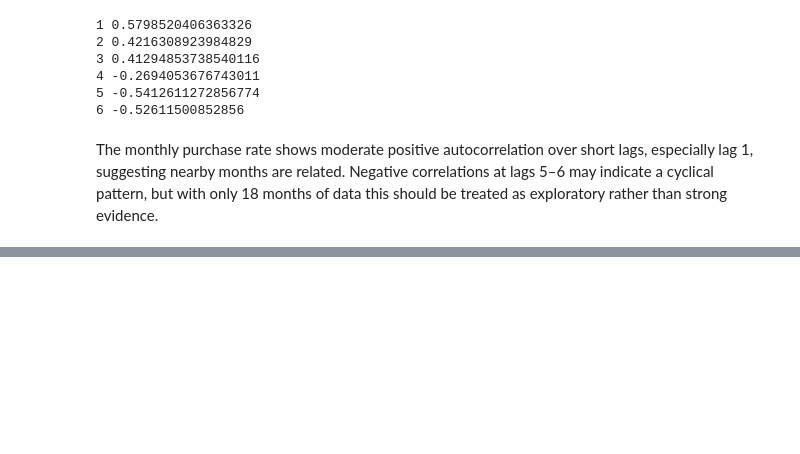
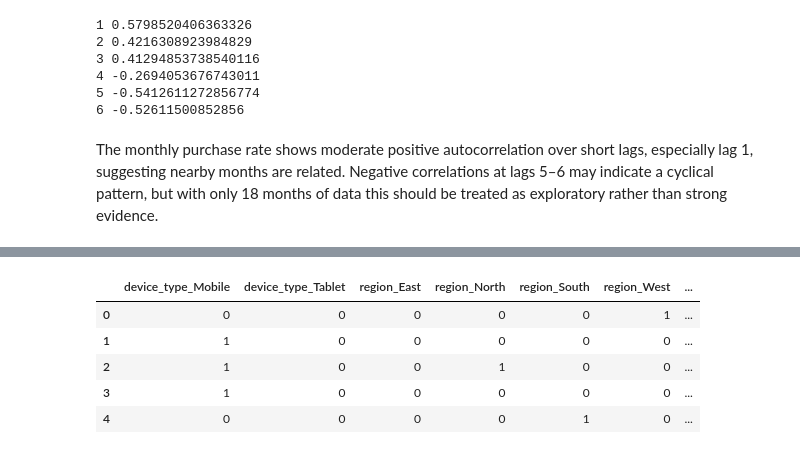
Before and after one commit to diyorarti/Learning_Data_Science, a Jupyter notebook: Statistics/3_Regression/Logistic_regression/Independence_Observations_Assumption.ipynb, the cells around one changed output, grey strips where cells are left out. Drawn from its saved outputs; the diff is of its cells as text; code cells hidden in the pictures; blank space fills up the shorter version.

```diff
--- a/Statistics/3_Regression/Logistic_regression/Independence_Observations_Assumption.ipynb
+++ b/Statistics/3_Regression/Logistic_regression/Independence_Observations_Assumption.ipynb
@@ -510,0 +454,3 @@ The monthly purchase rate shows moderate positive autocorrelation over short lag
+# %%
+cate_df = df_clean[['device_type', 'region', 'app_theme', 'marketing_channel']]
+cate_df.head()
@@ -510,0 +464,14 @@ The monthly purchase rate shows moderate positive autocorrelation over short lag
+# %%
+dumpy_encoded_df = pd.get_dummies(
+    cate_df,
+    drop_first=True,
+    dtype=int
+)
+dumpy_encoded_df.head()
+# %% [output]
+|  | device_type_Mobile | device_type_Tablet | region_East | region_North | region_South | region_West | ... |
+| 0 | 0 | 0 | 0 | 0 | 0 | 1 | ... |
+| 1 | 1 | 0 | 0 | 0 | 0 | 0 | ... |
+| 2 | 1 | 0 | 0 | 1 | 0 | 0 | ... |
+| 3 | 1 | 0 | 0 | 0 | 0 | 0 | ... |
+| 4 | 0 | 0 | 0 | 0 | 1 | 0 | ... |
```
Also changed, not shown: parts of 41 cells of this notebook, 1 other file.
